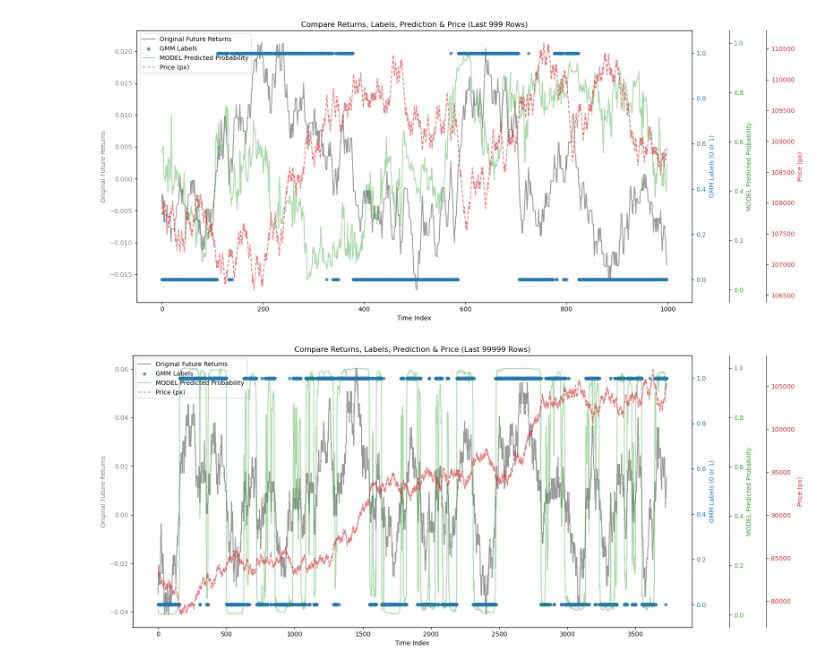
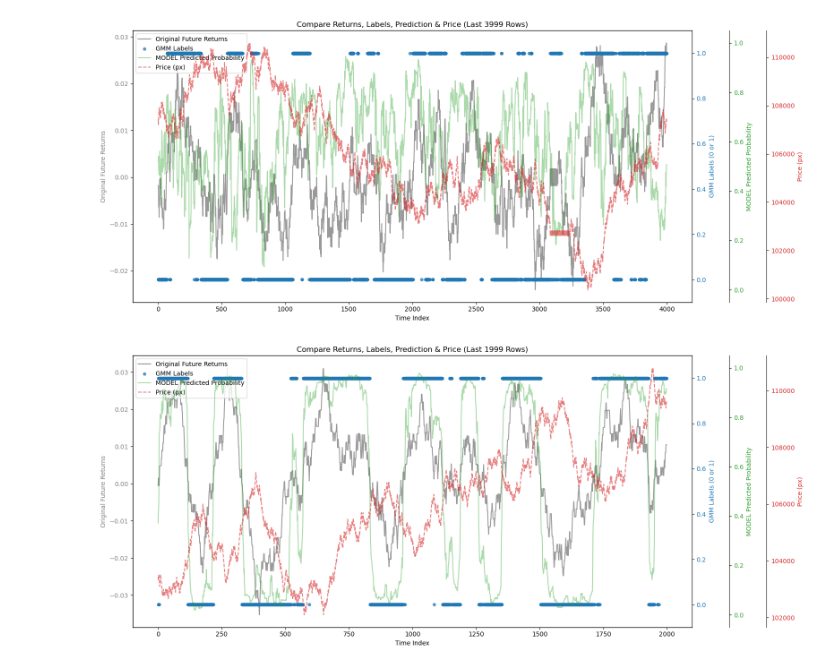
Before and after one commit to Lqz13Th/machine_learning, a Jupyter notebook: feature_engineering/verify_features.ipynb, the cells around one changed output. Drawn from its saved outputs; the diff is of its cells as text; code cells hidden in the pictures.

```diff
--- a/feature_engineering/verify_features.ipynb
+++ b/feature_engineering/verify_features.ipynb
@@ -512,33 +369,32 @@ print(monthly_dataframes)
 └──────────────────┴──────────┴────────────┴─────────────┴───┴───────────────────────┴──────────────────────┴──────────────────────┴──────────────┘]
 # %%
-# mo_df = batch_apply_transforms(origin_df, 2000, 1)
-# mo_df = batch_apply_transforms(monthly_dataframes[0], 500, 1)
+mo_df = batch_apply_transforms(origin_df, 200, 1)
+# mo_df = batch_apply_transforms(monthly_dataframes[-2], 500, 1)
 
-mo_df = origin_df
+# mo_df = origin_df
 print(f"Polars DataFrame size: {mo_df.estimated_size() / (1024 ** 2):.4f} MB")
 
 prices_np = mo_df["px"].to_numpy()[:20000]
 avg_steps_05pct = avg_steps_to_volatility(prices_np, 0.005)
 avg_steps_1pct = avg_steps_to_volatility(prices_np, 0.01)
 avg_steps_2pct = avg_steps_to_volatility(prices_np, 0.02)
-avg_steps_5pct = avg_steps_to_volatility(prices_np, 0.05)
+# avg_steps_5pct = avg_steps_to_volatility(prices_np, 0.05)
 print("波动 ±0.5% 的均值步数:", avg_steps_05pct)
 print("波动 ±1% 的均值步数:", avg_steps_1pct)
 print("波动 ±2% 的均值步数:", avg_steps_2pct)
-print("波动 ±5% 的均值步数:", avg_steps_5pct)
-# avg_steps_2pct = 1200
+# print("波动 ±5% 的均值步数:", avg_steps_5pct)
 
 # cal future ret
 mo_df = mo_df.with_columns([
     future_return_expr("px", avg_steps_05pct),
     future_return_expr("px", avg_steps_1pct),
     future_return_expr("px", avg_steps_2pct),
-    future_return_expr("px", avg_steps_5pct),
+    # future_return_expr("px", avg_steps_5pct),
 
 ])
 print(mo_df)
 
-mo_df = rolling_mean_tanh_normalize(mo_df, 500)
+mo_df = rolling_mean_tanh_normalize(mo_df, 50)
 
 mo_df = clean_df_drop_nulls(mo_df)
 # %% [output]
@@ -581,6 +437,6 @@ shape: (9, 2)
 | "max" | 9749.087 |
 # %%
 exclude_prefixes = ['px', 'timestamp', 'timestamp_dt', 'symbol']
-target_col = f"future_return_{avg_steps_1pct}"
+target_col = f"future_return_{avg_steps_2pct}"
 print(mo_df)
 # %% [output]
@@ -608,7 +464,7 @@ ic_df = rolling_ic_ir_icto_index(
     mo_df,
     target_col=target_col,
     exclude_prefixes=exclude_prefixes,
-    window_size=2000,
+    window_size=1000,
     step=100,  # 滑窗步长
 )
 print(ic_df)
@@ -704,7 +618,7 @@ def plot_factor_price_target(
     plt.grid(True)
     plt.show()
 
-mo_df = rolling_mean_tanh_normalize(mo_df, 300)
+mo_df = rolling_mean_tanh_normalize(mo_df, 100)
 
 mo_df = clean_df_drop_nulls(mo_df)
 
@@ -713,10 +627,10 @@ plot_factor_price_target(
         (pl.col("z_factor_impact_momentum") + pl.col("z_factor_oi_trend_slope")).rolling_mean(300).tanh()
         .alias("pread")
     ]),
-    factor_name="z_oi_di",
+    factor_name="raw_factor_long_term_oi_trend_scaled",
     price_col="px",
-    target_col="z_oi_di_scaled",  # 也可以改成别的 target，比如方向标签
-    n=3600
+    target_col="raw_factor_long_term_oi_trend_volatility_200",  # 也可以改成别的 target，比如方向标签
+    n=4600
 )
 # %% [output]
 各列空值数量：
@@ -1090,13 +2234,13 @@ Confusion Matrix:
 # %%
-plot_last_n_rows_with_px(y_test, y_test_binary, y_pred_prob, px_test, n=999)
+plot_last_n_rows_with_px(y_test, y_test_binary, y_pred_prob, px_test, n=3999)
 
 y_train_prob = lgb_model.predict_proba(X_train)[:, 1]
 # %% [output]
-[figure, old version]
+[figure, new version]
 # %%
-plot_last_n_rows_with_px(y_train, y_train_binary, y_train_prob, px_train, n=99999)
+plot_last_n_rows_with_px(y_train, y_train_binary, y_train_prob, px_train, n=1999)
 # %% [output]
-[figure, old version]
+[figure, new version]
 # %%
 plot_last_n_rows(y_test, y_test_binary, y_pred_prob, n=7999)
 # %% [output]
```
Also changed, not shown: parts of 50 cells of this notebook, 2 other files.
